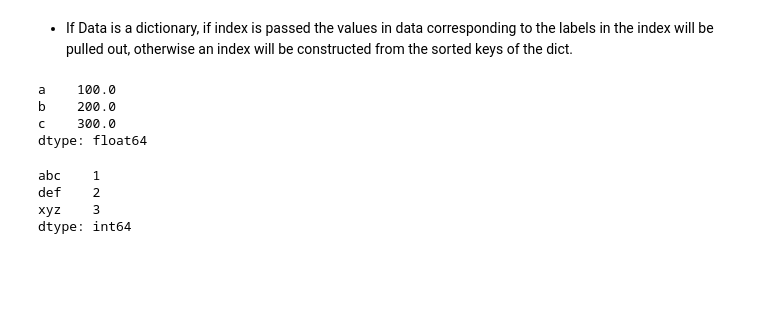
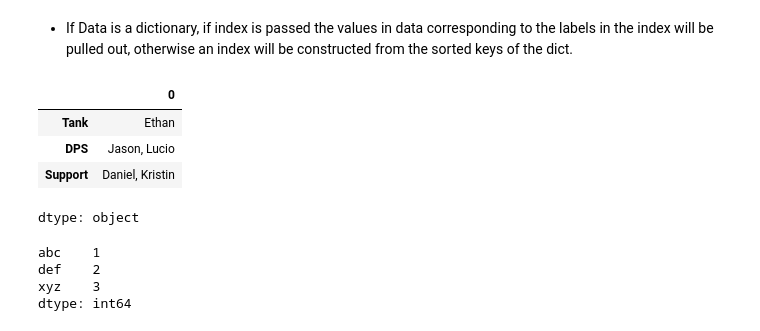
Before and after one commit to IAT-ExploringAI-2024/Week1---Intro-to-Python, a Jupyter notebook: Introduction_to_Python.ipynb, the cells around one changed output. Cells and saved outputs as stored; diff of their text form; code cells hidden in the pictures; blank space fills up the shorter version.

```diff
--- a/Introduction_to_Python.ipynb
+++ b/Introduction_to_Python.ipynb
@@ -952,11 +1012,15 @@ Index([u'a', u'b', u'c', u'd', u'e'], dtype='object')
 # %%
 d = {'a': 100., 'b': 200., 'c': 300.}
 pd.Series(d)
+
+roster = {'Tank': 'Ethan', 'DPS': 'Jason, Lucio', 'Support': 'Daniel, Kristin'} #created new dictionary
+pd.Series (roster) #display series from new dictionary
 # %% [output]
+|  | 0 |
+| Tank | Ethan |
+| DPS | Jason, Lucio |
+| Support | Daniel, Kristin |
-a    100.0
-b    200.0
-c    300.0
-dtype: float64
+dtype: object
 # %%
 data = {'abc': 1, 'def': 2, 'xyz': 3}
 pd.Series(data)
```
Also changed, not shown: parts of 16 cells of this notebook.
